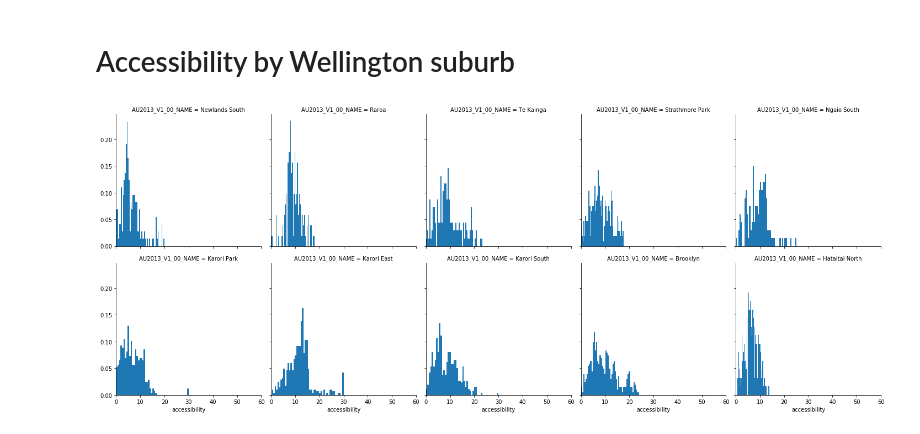
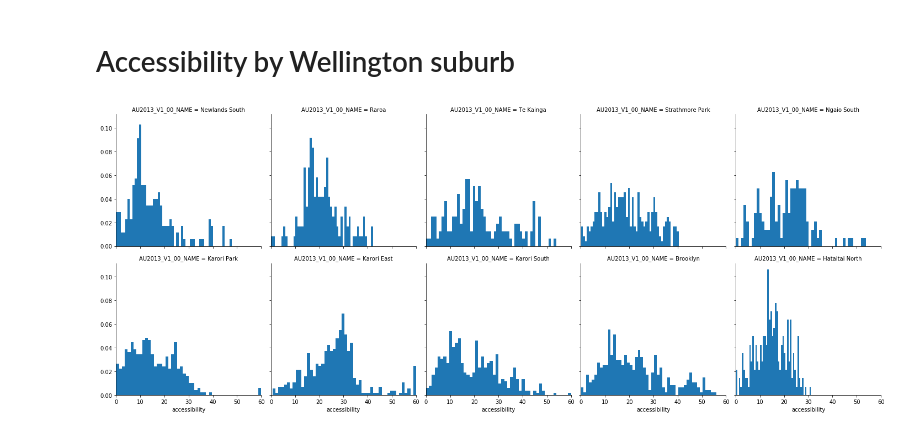
Before and after one commit to shriv/playground-pubs, a Jupyter notebook: Accessing council playgrounds.ipynb, the cells around one changed output. Cells and saved outputs as stored; diff of their text form; code cells hidden in the pictures.

```diff
--- a/Accessing council playgrounds.ipynb
+++ b/Accessing council playgrounds.ipynb
@@ -271,12 +299,14 @@ edges_gdfs = graph_df[1]
 
 # Add the travel times
 edges_gdfs['inv_grade'] = - edges_gdfs['grade']
-edges_gdfs['time_5khr'] = flat_travel_time(edges_gdfs['length'])
-edges_gdfs['time_tobler'] = hiking_time(edges_gdfs['grade'], edges_gdfs['length'])
+edges_gdfs['time_5khr'] = ut.flat_travel_time(edges_gdfs['length'])
+edges_gdfs['time_tobler'] = ut.hiking_time(edges_gdfs['grade'], edges_gdfs['length'], params_list=toblers)
+edges_gdfs['time_tobler_inv'] = ut.hiking_time(edges_gdfs['inv_grade'], edges_gdfs['length'], params_list=toblers)
 
 # Create the expected indices for pandana edges
 edges_gdfs['from_idx'] = edges_gdfs['u']
 edges_gdfs['to_idx'] = edges_gdfs['v']
+edges_gdfs_inv = edges_gdfs.copy()
 edges_gdfs= edges_gdfs.set_index(['from_idx', 'to_idx'])
 edges_gdfs.index.names= ['','']
 
@@ -287,8 +317,19 @@ network = pa.Network(nodes_gdfs['x'], nodes_gdfs['y'],
 
 network_hills = pa.Network(nodes_gdfs['x'], nodes_gdfs['y'],
                            edges_gdfs['u'], edges_gdfs['v'],
-                           edges_gdfs[['time_tobler']])
+                           edges_gdfs[['time_tobler']], twoway=False)
+
+
+edges_gdfs_inv['from_idx'] = edges_gdfs_inv['v']
+edges_gdfs_inv['to_idx'] = edges_gdfs_inv['u']
+edges_gdfs_inv = edges_gdfs_inv.set_index(['from_idx', 'to_idx'])
+edges_gdfs_inv.index.names= ['','']
+
+network_hills_inv = pa.Network(nodes_gdfs['x'], nodes_gdfs['y'],
+                               edges_gdfs_inv['u'], edges_gdfs_inv['v'],
+                               edges_gdfs_inv[['time_tobler_inv']], twoway=False)
 # %%
 # Calculate accessibility
 playground_accessibility = aa.get_accessibility(network, wcc_playgrounds, distance=30, num_pois=10)
 playground_hills_accessibility = aa.get_accessibility(network_hills, wcc_playgrounds, distance=30, num_pois=10)
+playground_hills_inv_accessibility = aa.get_accessibility(network_hills_inv, wcc_playgrounds, distance=30, num_pois=10)
@@ -294,0 +344,6 @@ playground_hills_accessibility = aa.get_accessibility(network_hills, wcc_playgro
+# %%
+total_hills = (playground_hills_inv_accessibility[1] + playground_hills_accessibility[1])
+aa.plot_accessibility(network_hills, total_hills, osm_bbox,
+                      amenity_type='Council Playground', place_name='Wellington',
+                      fig_kwargs=fig_kwargs, plot_kwargs=plot_kwargs, bmap_kwargs=bmap_kwargs)
+plt.title('Total Walking time (mins) to nearest Council Playground in Wellington: hill accounting');
@@ -379,21 +543,21 @@ edges_gdfs.ix[node_i]
 # %%
 # Get lat and lon coordinates for accessibility values
 orig_nodes = network_hills.nodes_df
-df_joined = pd.merge(orig_nodes.reset_index(), playground_hills_accessibility[[1]].reset_index(), how='inner')
+df_joined = pd.merge(orig_nodes.reset_index(), total_hills.reset_index(), how='inner')
 df_joined.columns = ['node_id', 'lon', 'lat', 'accessibility']
 # Convert lat and lon to geoseries
 df_joined_coords = dp.coords_df_to_geopandas_points(df_joined, crs={'init': 'epsg:4167'})
 
 
 playground_df = geopandas.sjoin(wlg_area_units, df_joined_coords, op='contains')
 df_sel = playground_df[playground_df['AU2013_V1_00_NAME'].isin(['Karori Park', 'Te Kainga',
                                           'Karori South', 'Karori East',
                                          'Newlands South', 'Hataitai North',
                                           'Strathmore Park', 'Raroa',
                                          'Ngaio South', 'Brooklyn'])]
 g = sns.FacetGrid(col='AU2013_V1_00_NAME', data=df_sel, size=4, col_wrap=5)
 g.map(plt.hist, 'accessibility', normed=True, bins=50)
 plt.xlim(0,60);
 #plt.ylim(0, 0.0035);
 # %% [output]
-[figure, old version]
+[figure, new version]
```
Also changed, not shown: parts of 31 cells of this notebook.
